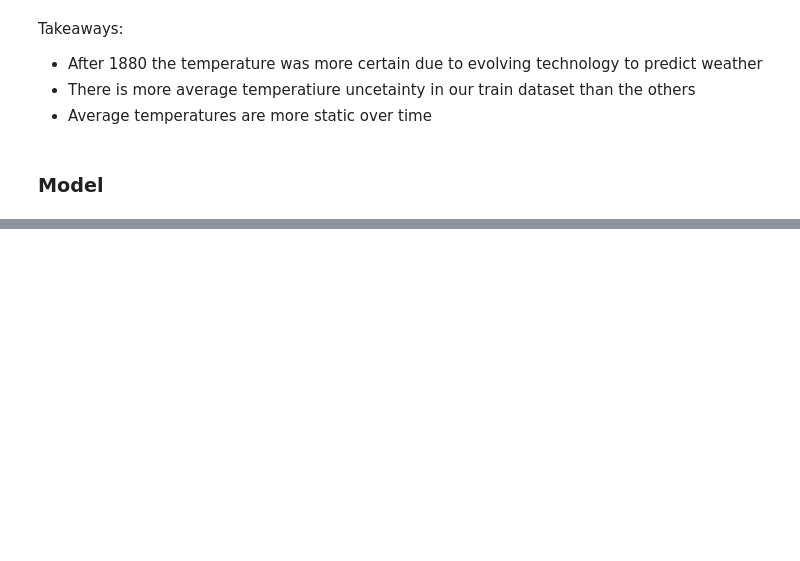
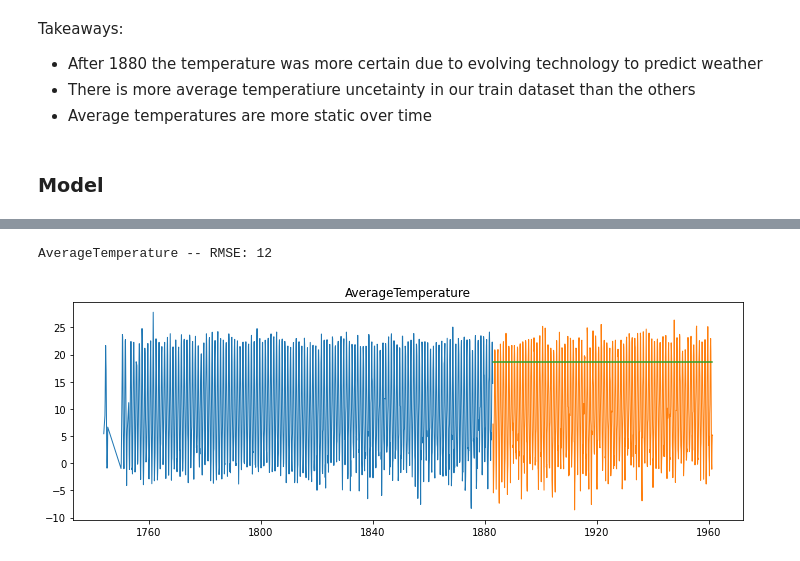
Before and after one commit to lupeluna/time-series-exercises, a Jupyter notebook: MajorCityTemps.ipynb, the cells around one changed output, grey strips where cells are left out. Saved outputs shown, nothing was run; the diff lists cells and outputs as text; code cells hidden in the pictures; blank space fills up the shorter version.

```diff
--- a/MajorCityTemps.ipynb
+++ b/MajorCityTemps.ipynb
@@ -262,0 +417,7 @@ Takeaways:
+# %%
+period = 3
+
+# take 3 month rolling average, then take the last element and that will the one that propogates
+# forward as our prediction.
+temp_mav = round(train['AverageTemperature'].rolling(period).mean()[-1], 2)
+print(yhat_df_mav, 'AverageTemperature')
@@ -262,0 +426,3 @@ Takeaways:
+# %%
+yhat_df_mav = make_predictions(temp_mav)
+yhat_df_mav.head()
@@ -262,0 +437,6 @@ Takeaways:
+# %%
+rmse_mav = plot_and_eval(yhat_df_mav, 'AverageTemperature')
+rmse_mav
+# %% [output]
+AverageTemperature -- RMSE: 12
+[figure, added]
```
Also changed, not shown: parts of 24 cells of this notebook.
